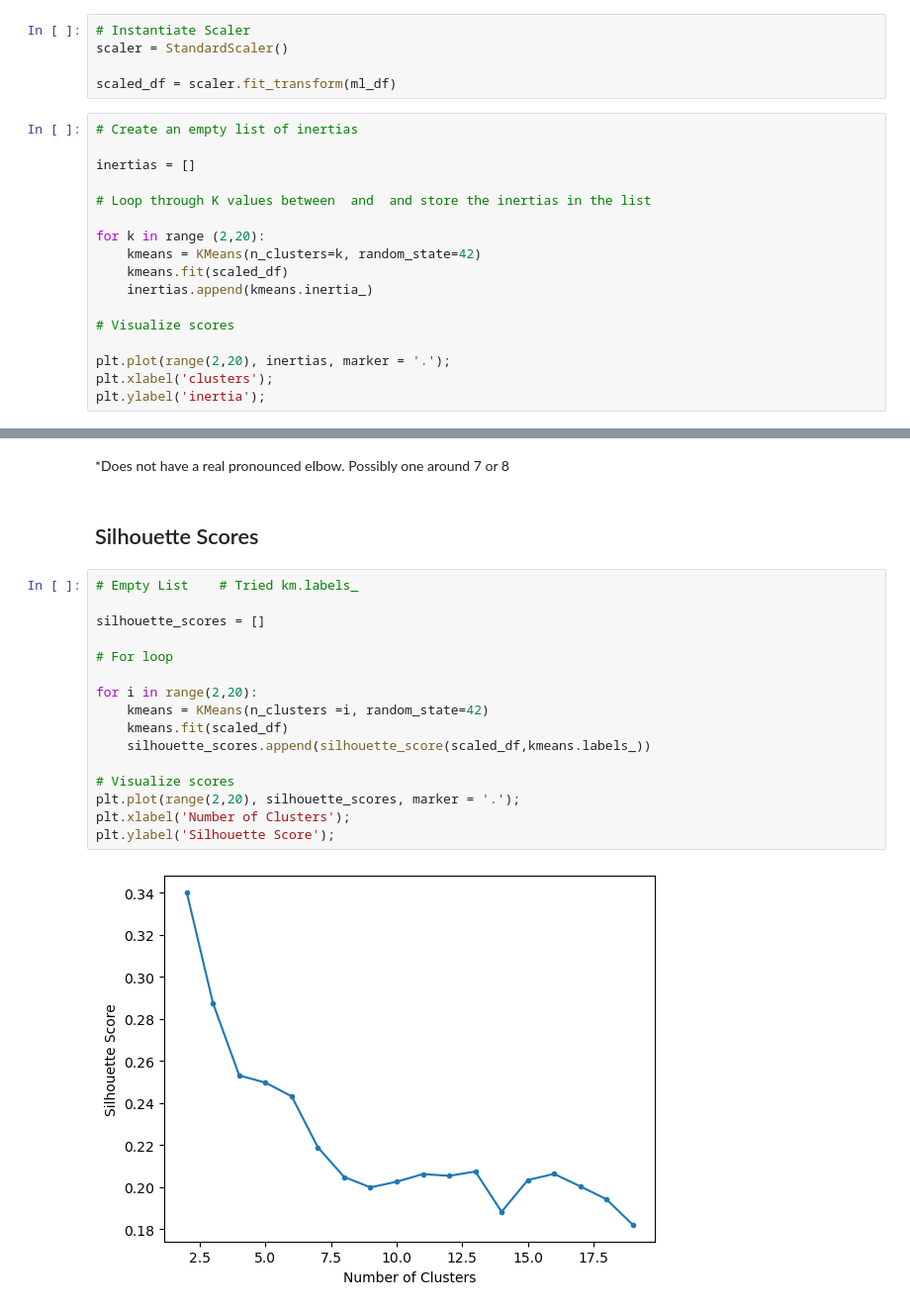
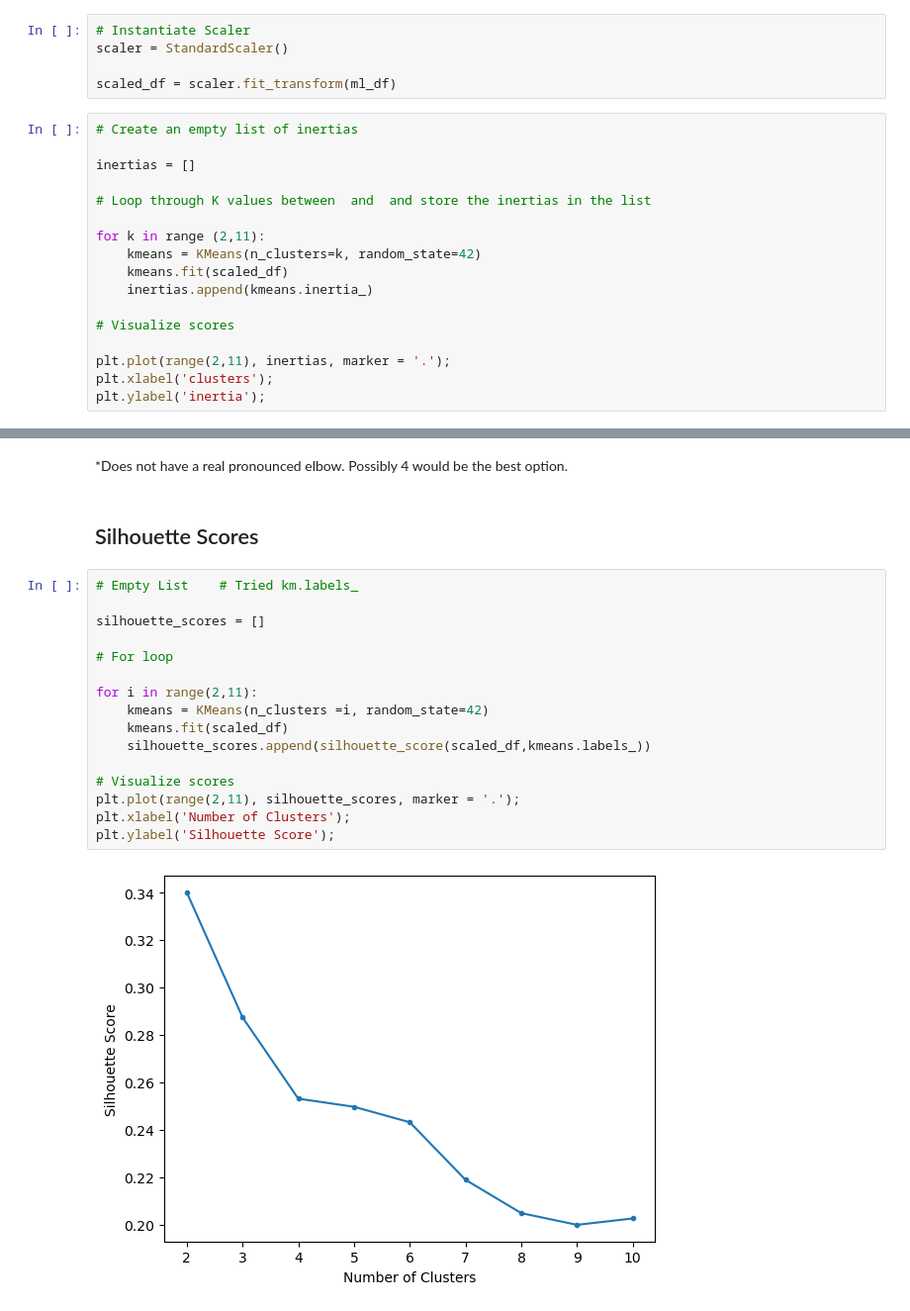
Before and after one commit to AshleyHeinrich/Wk8_K_Means_Core, a Jupyter notebook: Analysis_K_Means_Core.ipynb, the cells around one changed output, grey strips where cells are left out. Shown at 99% size. Drawn from its saved outputs; the diff is of its cells as text.

Commit message:
Fixed range and clusters

```diff
--- a/Analysis_K_Means_Core.ipynb
+++ b/Analysis_K_Means_Core.ipynb
@@ -146,14 +145,14 @@ inertias = []
 
 # Loop through K values between  and  and store the inertias in the list
 
-for k in range (2,20):
+for k in range (2,11):
     kmeans = KMeans(n_clusters=k, random_state=42)
     kmeans.fit(scaled_df)
     inertias.append(kmeans.inertia_)
 
 # Visualize scores
 
-plt.plot(range(2,20), inertias, marker = '.');
+plt.plot(range(2,11), inertias, marker = '.');
 plt.xlabel('clusters');
 plt.ylabel('inertia');
 # %% [output]
@@ -161,23 +160,23 @@ plt.ylabel('inertia');
 # %% [markdown]
 *Does not have a real pronounced elbow.
-Possibly one around 7 or 8
+Possibly 4 would be the best option.
 # %% [markdown]
 ## Silhouette Scores
 # %%
 # Empty List    # Tried km.labels_
 
 silhouette_scores = []
 
 # For loop
 
-for i in range(2,20):
+for i in range(2,11):
     kmeans = KMeans(n_clusters =i, random_state=42)
     kmeans.fit(scaled_df)
     silhouette_scores.append(silhouette_score(scaled_df,kmeans.labels_))
 
 # Visualize scores
-plt.plot(range(2,20), silhouette_scores, marker = '.');
+plt.plot(range(2,11), silhouette_scores, marker = '.');
 plt.xlabel('Number of Clusters');
 plt.ylabel('Silhouette Score');
 # %% [output]
-[figure, old version]
+[figure, new version]
```
Also changed, not shown: parts of 17 cells of this notebook.
